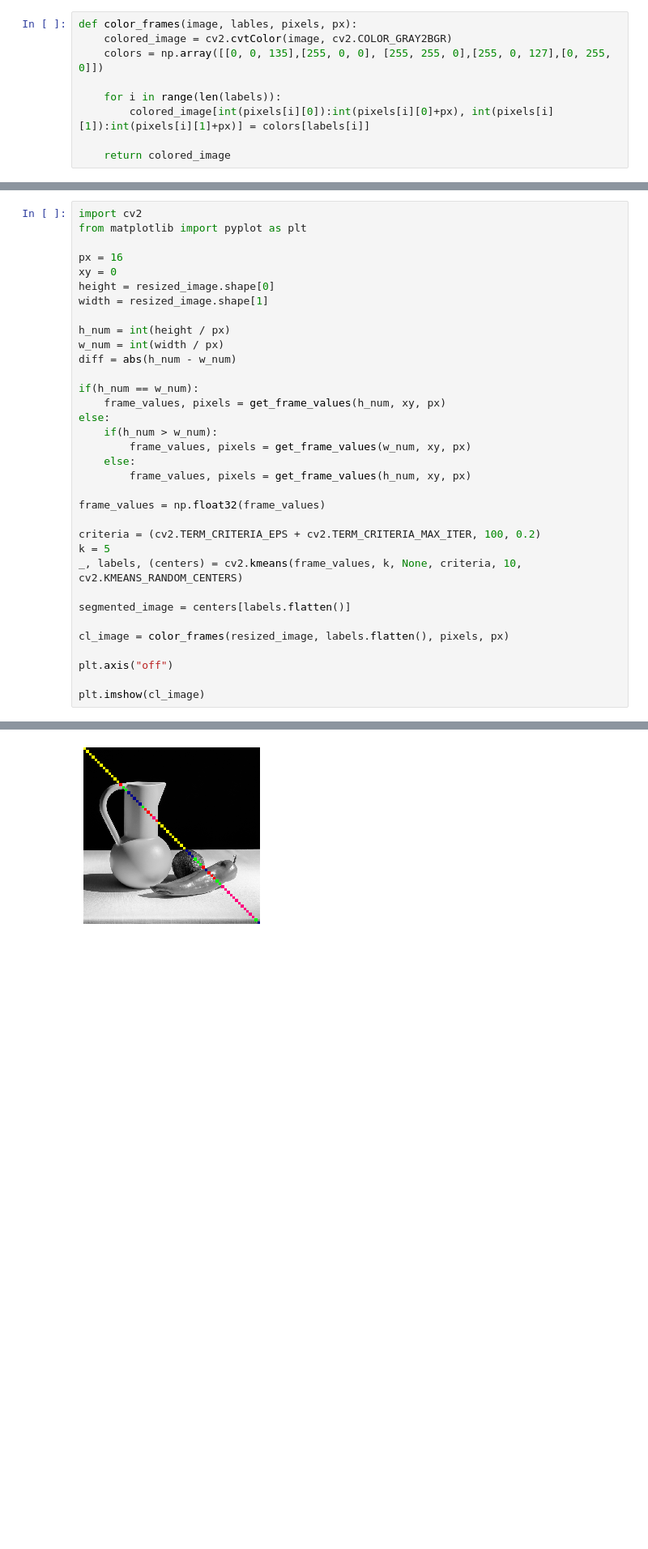
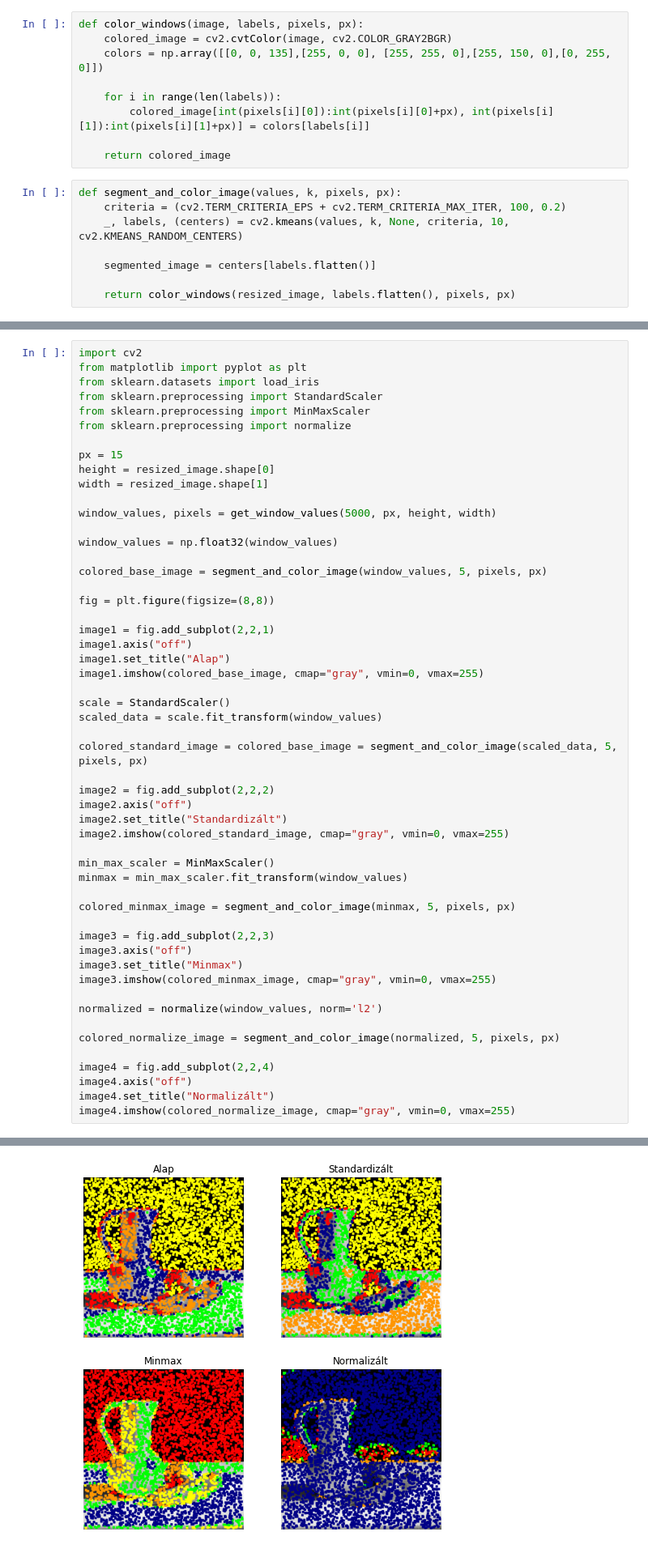
Before and after one commit to molnar75/diplomamunka, a Jupyter notebook: notebooks/07_kmeans_texture.ipynb, the cells around one changed output, grey strips where cells are left out. Shown at 81% size. Saved outputs shown, nothing was run; the diff lists cells and outputs as text; blank space fills up the shorter version.

Commit message:
Continue with segmentation and colorization

```diff
--- a/notebooks/07_kmeans_texture.ipynb
+++ b/notebooks/07_kmeans_texture.ipynb
@@ -174,9 +221,17 @@ def get_frame_values(frame_num, xy, px):
 # %%
-def color_frames(image, lables, pixels, px):
+def color_windows(image, labels, pixels, px):
     colored_image = cv2.cvtColor(image, cv2.COLOR_GRAY2BGR)
-    colors = np.array([[0, 0, 135],[255, 0, 0], [255, 255, 0],[255, 0, 127],[0, 255, 0]])
+    colors = np.array([[0, 0, 135],[255, 0, 0], [255, 255, 0],[255, 150, 0],[0, 255, 0]])
 
     for i in range(len(labels)):
         colored_image[int(pixels[i][0]):int(pixels[i][0]+px), int(pixels[i][1]):int(pixels[i][1]+px)] = colors[labels[i]]
 
     return colored_image
+# %%
+def segment_and_color_image(values, k, pixels, px):
+    criteria = (cv2.TERM_CRITERIA_EPS + cv2.TERM_CRITERIA_MAX_ITER, 100, 0.2)
+    _, labels, (centers) = cv2.kmeans(values, k, None, criteria, 10, cv2.KMEANS_RANDOM_CENTERS)
+
+    segmented_image = centers[labels.flatten()]
+
+    return color_windows(resized_image, labels.flatten(), pixels, px)
@@ -183,37 +240,56 @@ def color_frames(image, lables, pixels, px):
 # %%
 import cv2
 from matplotlib import pyplot as plt
+from sklearn.datasets import load_iris
+from sklearn.preprocessing import StandardScaler
+from sklearn.preprocessing import MinMaxScaler
+from sklearn.preprocessing import normalize
 
-px = 16
-xy = 0
+px = 15
 height = resized_image.shape[0]
 width = resized_image.shape[1]
 
-h_num = int(height / px)
-w_num = int(width / px)
-diff = abs(h_num - w_num)
+window_values, pixels = get_window_values(5000, px, height, width)
 
-if(h_num == w_num):
-    frame_values, pixels = get_frame_values(h_num, xy, px)
-else:
-    if(h_num > w_num):
-        frame_values, pixels = get_frame_values(w_num, xy, px)
-    else:
-        frame_values, pixels = get_frame_values(h_num, xy, px)
+window_values = np.float32(window_values)
 
-frame_values = np.float32(frame_values)
+colored_base_image = segment_and_color_image(window_values, 5, pixels, px)
 
-criteria = (cv2.TERM_CRITERIA_EPS + cv2.TERM_CRITERIA_MAX_ITER, 100, 0.2)
-k = 5
-_, labels, (centers) = cv2.kmeans(frame_values, k, None, criteria, 10, cv2.KMEANS_RANDOM_CENTERS)
+fig = plt.figure(figsize=(8,8))
 
-segmented_image = centers[labels.flatten()]
+image1 = fig.add_subplot(2,2,1)
+image1.axis("off")
+image1.set_title("Alap")
+image1.imshow(colored_base_image, cmap="gray", vmin=0, vmax=255)
 
-cl_image = color_frames(resized_image, labels.flatten(), pixels, px)
+scale = StandardScaler()
+scaled_data = scale.fit_transform(window_values)
 
-plt.axis("off")
+colored_standard_image = colored_base_image = segment_and_color_image(scaled_data, 5, pixels, px)
 
-plt.imshow(cl_image)
+image2 = fig.add_subplot(2,2,2)
+image2.axis("off")
+image2.set_title("Standardizált")
+image2.imshow(colored_standard_image, cmap="gray", vmin=0, vmax=255)
+
+min_max_scaler = MinMaxScaler()
+minmax = min_max_scaler.fit_transform(window_values)
+
+colored_minmax_image = segment_and_color_image(minmax, 5, pixels, px)
+
+image3 = fig.add_subplot(2,2,3)
+image3.axis("off")
+image3.set_title("Minmax")
+image3.imshow(colored_minmax_image, cmap="gray", vmin=0, vmax=255)
+
+normalized = normalize(window_values, norm='l2')
+
+colored_normalize_image = segment_and_color_image(normalized, 5, pixels, px)
+
+image4 = fig.add_subplot(2,2,4)
+image4.axis("off")
+image4.set_title("Normalizált")
+image4.imshow(colored_normalize_image, cmap="gray", vmin=0, vmax=255)
 # %% [output]
 <matplotlib.image.AxesImage at 0x...>
-[figure, old version]
+[figure, new version]
```
Also changed, not shown: parts of 18 cells of this notebook, 1 other file.
